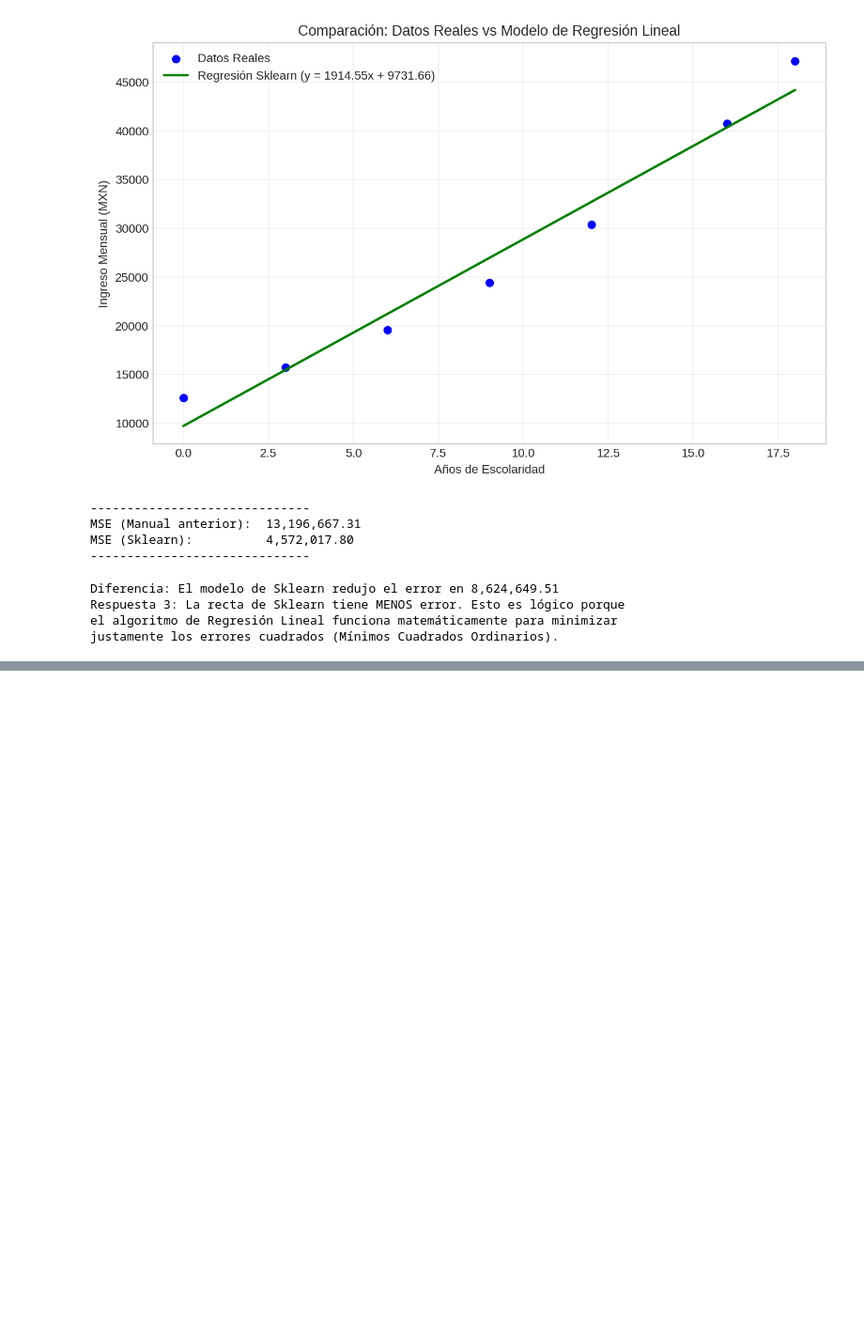
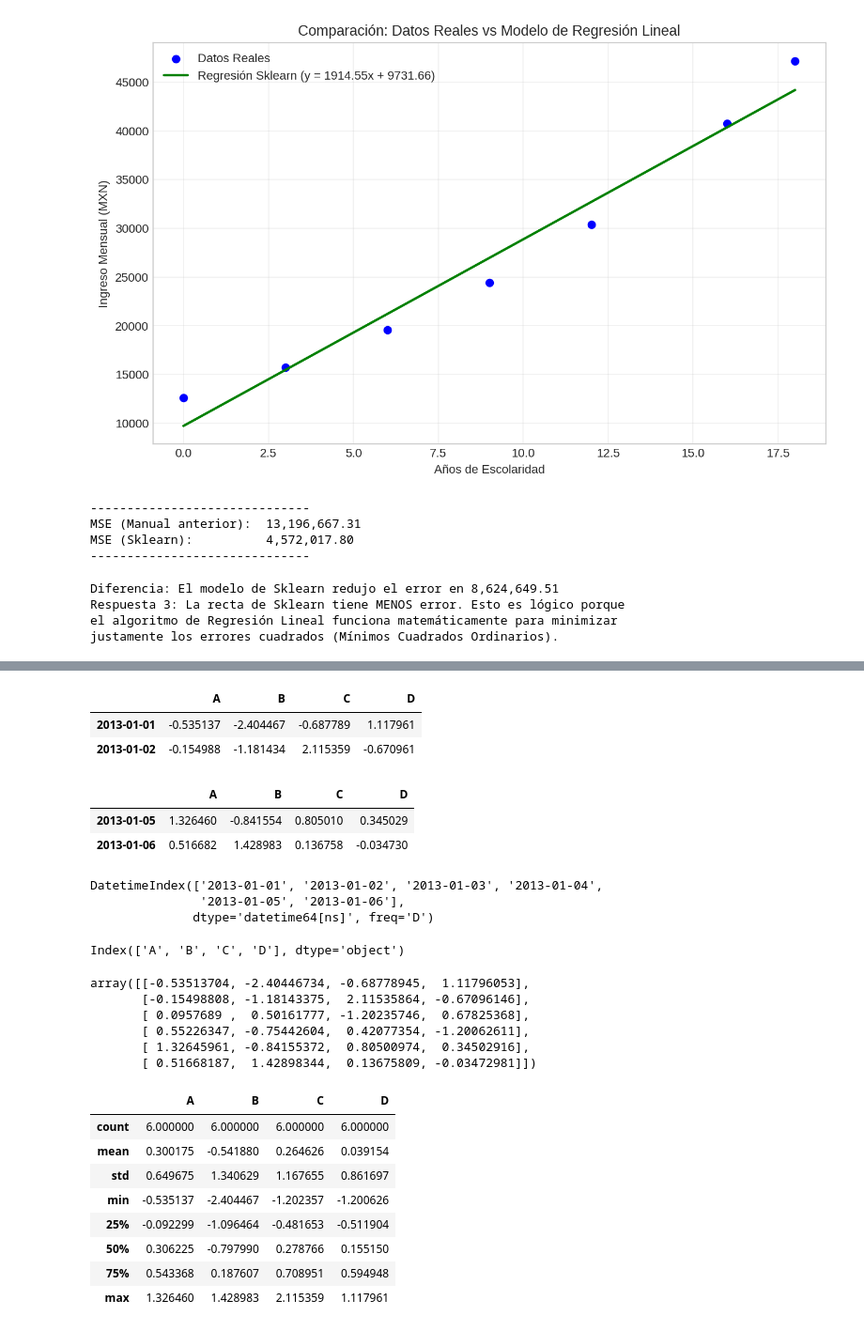
Before and after one commit to omaralonsoinfo/MineriaDeDatos, a Jupyter notebook: Mineria_de_Datos.ipynb, the cells around one changed output, grey strips where cells are left out. Shown at 94% size. Cells and saved outputs as stored; diff of their text form; code cells hidden in the pictures; blank space fills up the shorter version.

Commit message:
Introducción a Pandas

```diff
--- a/Mineria_de_Datos.ipynb
+++ b/Mineria_de_Datos.ipynb
@@ -812,0 +831,3 @@ justamente los errores cuadrados (Mínimos Cuadrados Ordinarios).
+# %%
+dates = pd.date_range("20130101", periods=6) #fechas
+#rango de datos. 01/01 al 06/01 por que son 6 periodos
@@ -812,0 +840,7 @@ justamente los errores cuadrados (Mínimos Cuadrados Ordinarios).
+# %%
+df = pd.DataFrame(np.random.randn(6, 4), index=dates, columns=list("ABCD"))
+#panel de datos / data frame.
+#generamos data frame utilizando num aleatorios 6 renglones 4 col de datos aleatorios en el index le asignamos
+#las fechas generadas antes y luego las columnas las tomamos como abcd
+#list a caracteres separa cada caracter a un elemento de la lista
+#pudimos colocar el indice en el data frame y las fechas
@@ -812,0 +896,51 @@ justamente los errores cuadrados (Mínimos Cuadrados Ordinarios).
+# %%
+df.head(2) #los primeros dos elementos
+# %% [output]
+|  | A | B | C | D |
+| 2013-01-01 | -0.535137 | -2.404467 | -0.687789 | 1.117961 |
+| 2013-01-02 | -0.154988 | -1.181434 | 2.115359 | -0.670961 |
+# %%
+df.tail(2) #los ultimos 2
+# %% [output]
+|  | A | B | C | D |
+| 2013-01-05 | 1.326460 | -0.841554 | 0.805010 | 0.345029 |
+| 2013-01-06 | 0.516682 | 1.428983 | 0.136758 | -0.034730 |
+# %%
+df.index #solo indices
+# %% [output]
+DatetimeIndex(['2013-01-01', '2013-01-02', '2013-01-03', '2013-01-04',
+               '2013-01-05', '2013-01-06'],
+              dtype='datetime64[ns]', freq='D')
+# %%
+df.columns #solo columnas
+# %% [output]
+Index(['A', 'B', 'C', 'D'], dtype='object')
+# %%
+df.to_numpy()
+#Los arrays NumPy tienen un dtype para todo el array mientras que los pandas DataFrames Tener un dtype por columna.
+#Cuando llames, los pandas lo harán encontrar el dtype NumPy que puede contener todos los dtypes en el DataFrame.
+#Si el tipo de dato común es , requerirá copiando datos.object
+# %% [output]
+array([[-0.53513704, -2.40446734, -0.68778945,  1.11796053],
+       [-0.15498808, -1.18143375,  2.11535864, -0.67096146],
+       [ 0.0957689 ,  0.50161777, -1.20235746,  0.67825368],
+       [ 0.55226347, -0.75442604,  0.42077354, -1.20062611],
+       [ 1.32645961, -0.84155372,  0.80500974,  0.34502916],
+       [ 0.51668187,  1.42898344,  0.13675809, -0.03472981]])
+# %%
+df.describe() #shows a quick statistic summary of your data:
+
+#col edades
+#separación? importar csv, solo seleccionar col edad y aplicar describe
+#tambien aplicar el df.info()
+#df[]
+# %% [output]
+|  | A | B | C | D |
+| count | 6.000000 | 6.000000 | 6.000000 | 6.000000 |
+| mean | 0.300175 | -0.541880 | 0.264626 | 0.039154 |
+| std | 0.649675 | 1.340629 | 1.167655 | 0.861697 |
+| min | -0.535137 | -2.404467 | -1.202357 | -1.200626 |
+| 25% | -0.092299 | -1.096464 | -0.481653 | -0.511904 |
+| 50% | 0.306225 | -0.797990 | 0.278766 | 0.155150 |
+| 75% | 0.543368 | 0.187607 | 0.708951 | 0.594948 |
+| max | 1.326460 | 1.428983 | 2.115359 | 1.117961 |
```
Also changed, not shown: parts of 19 cells of this notebook.
